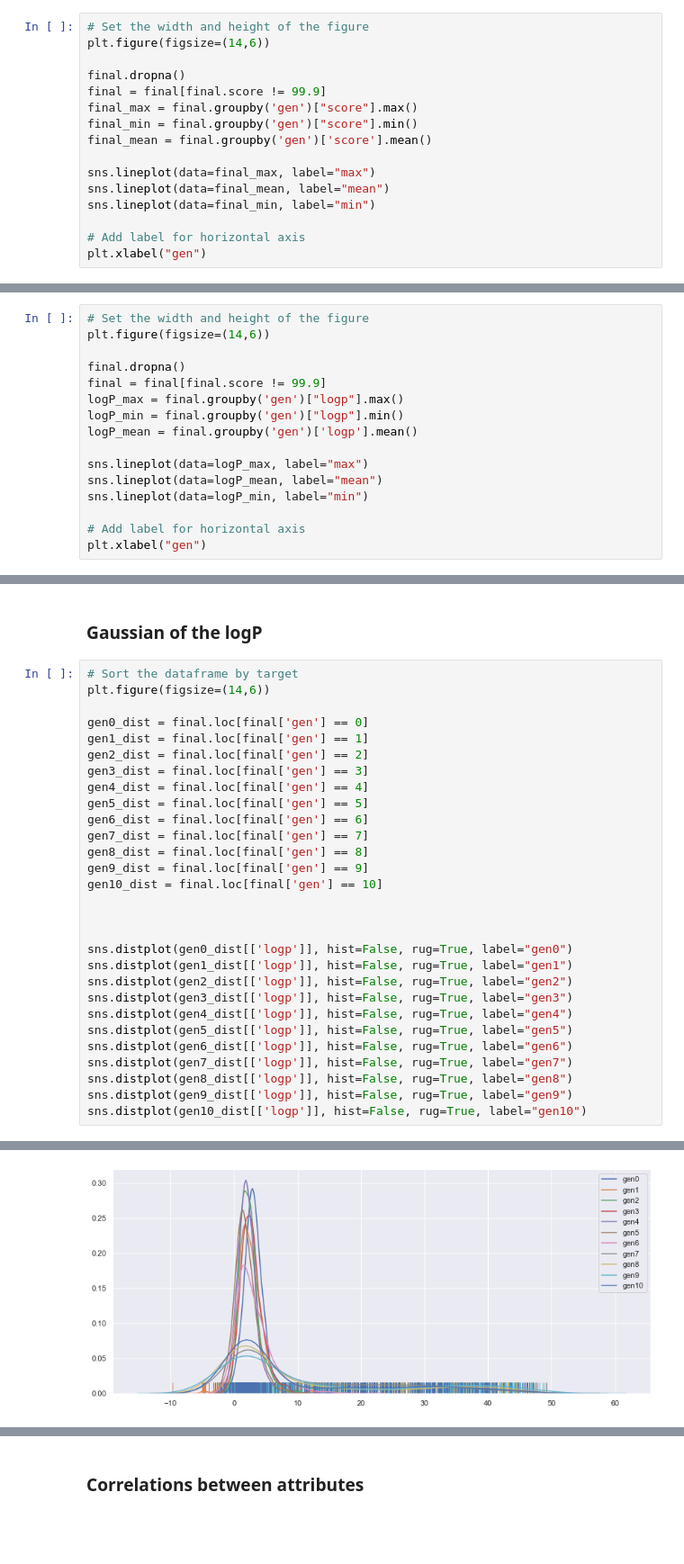
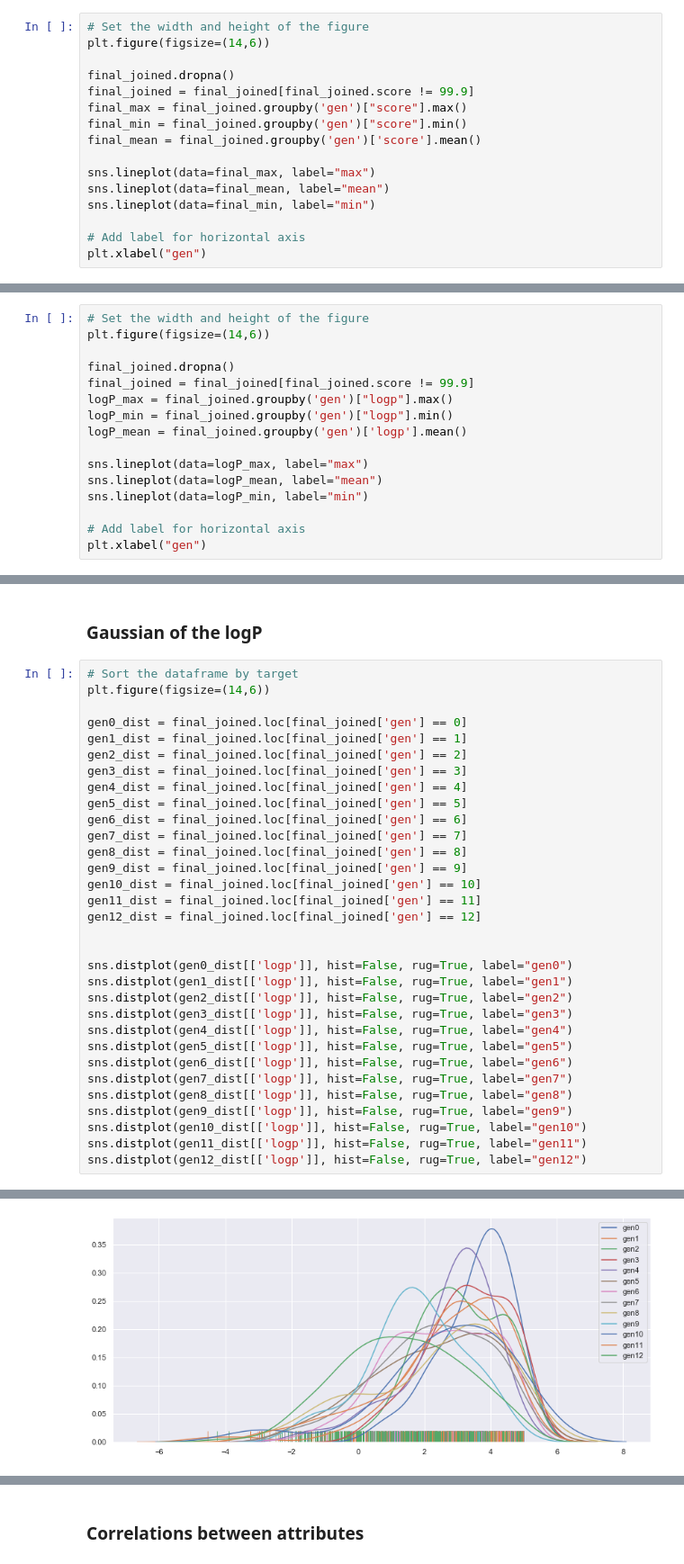
Before and after one commit to forkwell-io/fch-drug-discovery, a Jupyter notebook: Final Results.ipynb, the cells around one changed output, grey strips where cells are left out. Shown at 90% size. Saved outputs shown, nothing was run; the diff lists cells and outputs as text; blank space fills up the shorter version.

```diff
--- a/Final Results.ipynb
+++ b/Final Results.ipynb
@@ -220,11 +377,11 @@ sns.lmplot(x="gen",y="score", data=final, hue="edible")
 # Set the width and height of the figure
 plt.figure(figsize=(14,6))
 
-final.dropna()
-final = final[final.score != 99.9]
-final_max = final.groupby('gen')["score"].max()
-final_min = final.groupby('gen')["score"].min()
-final_mean = final.groupby('gen')['score'].mean()
+final_joined.dropna()
+final_joined = final_joined[final_joined.score != 99.9]
+final_max = final_joined.groupby('gen')["score"].max()
+final_min = final_joined.groupby('gen')["score"].min()
+final_mean = final_joined.groupby('gen')['score'].mean()
 
 sns.lineplot(data=final_max, label="max")
 sns.lineplot(data=final_mean, label="mean")
@@ -241,11 +398,11 @@ Text(0.5, 0, 'gen')
 # Set the width and height of the figure
 plt.figure(figsize=(14,6))
 
-final.dropna()
-final = final[final.score != 99.9]
-logP_max = final.groupby('gen')["logp"].max()
-logP_min = final.groupby('gen')["logp"].min()
-logP_mean = final.groupby('gen')['logp'].mean()
+final_joined.dropna()
+final_joined = final_joined[final_joined.score != 99.9]
+logP_max = final_joined.groupby('gen')["logp"].max()
+logP_min = final_joined.groupby('gen')["logp"].min()
+logP_mean = final_joined.groupby('gen')['logp'].mean()
 
 sns.lineplot(data=logP_max, label="max")
 sns.lineplot(data=logP_mean, label="mean")
@@ -261,32 +418,35 @@ Text(0.5, 0, 'gen')
 # %%
 # Sort the dataframe by target
 plt.figure(figsize=(14,6))
 
-gen0_dist = final.loc[final['gen'] == 0]
-gen1_dist = final.loc[final['gen'] == 1]
-gen2_dist = final.loc[final['gen'] == 2]
-gen3_dist = final.loc[final['gen'] == 3]
-gen4_dist = final.loc[final['gen'] == 4]
-gen5_dist = final.loc[final['gen'] == 5]
-gen6_dist = final.loc[final['gen'] == 6]
-gen7_dist = final.loc[final['gen'] == 7]
-gen8_dist = final.loc[final['gen'] == 8]
-gen9_dist = final.loc[final['gen'] == 9]
-gen10_dist = final.loc[final['gen'] == 10]
-
+gen0_dist = final_joined.loc[final_joined['gen'] == 0]
+gen1_dist = final_joined.loc[final_joined['gen'] == 1]
+gen2_dist = final_joined.loc[final_joined['gen'] == 2]
+gen3_dist = final_joined.loc[final_joined['gen'] == 3]
+gen4_dist = final_joined.loc[final_joined['gen'] == 4]
+gen5_dist = final_joined.loc[final_joined['gen'] == 5]
+gen6_dist = final_joined.loc[final_joined['gen'] == 6]
+gen7_dist = final_joined.loc[final_joined['gen'] == 7]
+gen8_dist = final_joined.loc[final_joined['gen'] == 8]
+gen9_dist = final_joined.loc[final_joined['gen'] == 9]
+gen10_dist = final_joined.loc[final_joined['gen'] == 10]
+gen11_dist = final_joined.loc[final_joined['gen'] == 11]
+gen12_dist = final_joined.loc[final_joined['gen'] == 12]
 
 
 sns.distplot(gen0_dist[['logp']], hist=False, rug=True, label="gen0")
 sns.distplot(gen1_dist[['logp']], hist=False, rug=True, label="gen1")
 sns.distplot(gen2_dist[['logp']], hist=False, rug=True, label="gen2")
 sns.distplot(gen3_dist[['logp']], hist=False, rug=True, label="gen3")
 sns.distplot(gen4_dist[['logp']], hist=False, rug=True, label="gen4")
 sns.distplot(gen5_dist[['logp']], hist=False, rug=True, label="gen5")
 sns.distplot(gen6_dist[['logp']], hist=False, rug=True, label="gen6")
 sns.distplot(gen7_dist[['logp']], hist=False, rug=True, label="gen7")
 sns.distplot(gen8_dist[['logp']], hist=False, rug=True, label="gen8")
 sns.distplot(gen9_dist[['logp']], hist=False, rug=True, label="gen9")
 sns.distplot(gen10_dist[['logp']], hist=False, rug=True, label="gen10")
+sns.distplot(gen11_dist[['logp']], hist=False, rug=True, label="gen11")
+sns.distplot(gen12_dist[['logp']], hist=False, rug=True, label="gen12")
 # %% [output]
 <matplotlib.axes._subplots.AxesSubplot at 0x...>
-[figure, old version]
+[figure, new version]
```
Also changed, not shown: parts of 41 cells of this notebook, 8 other files.
